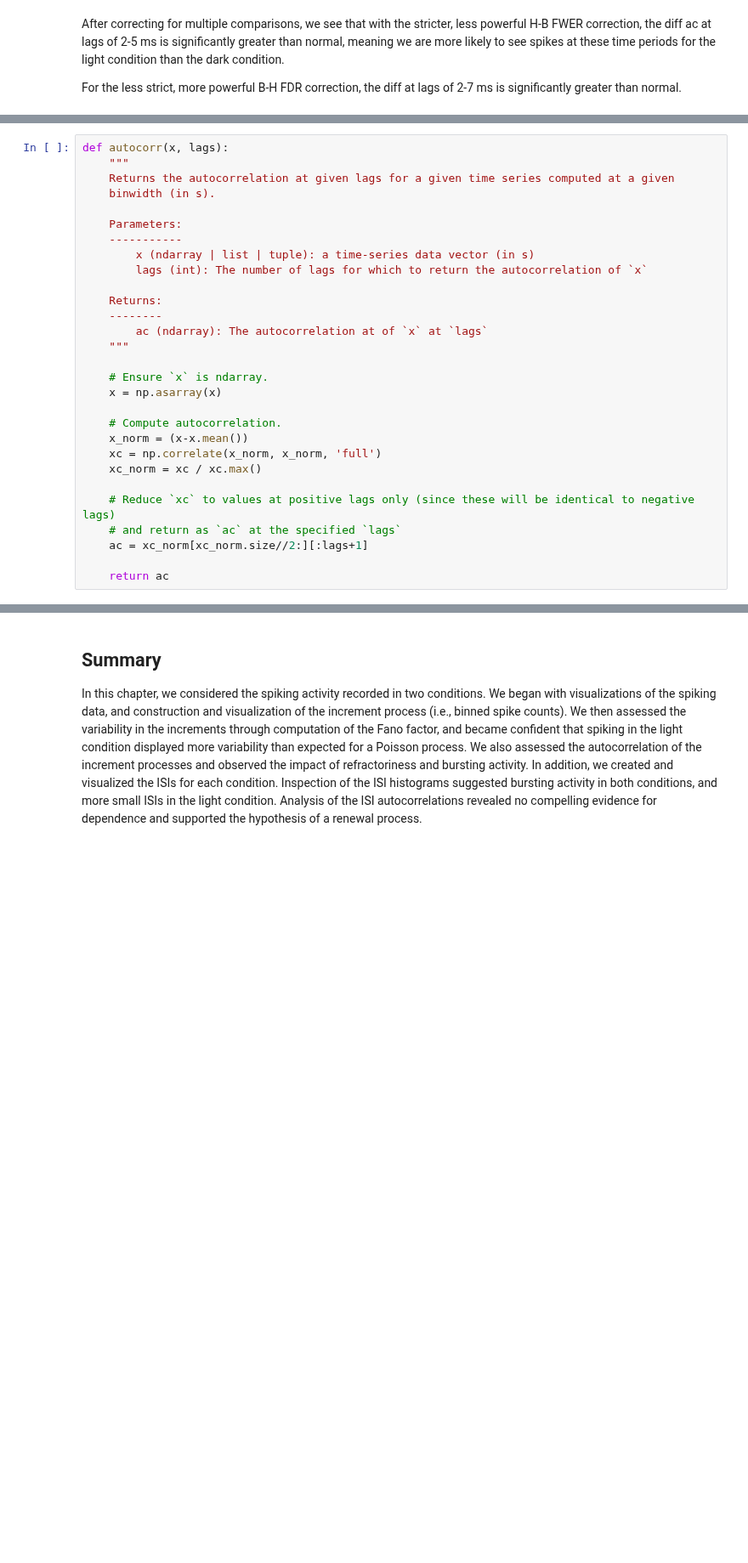
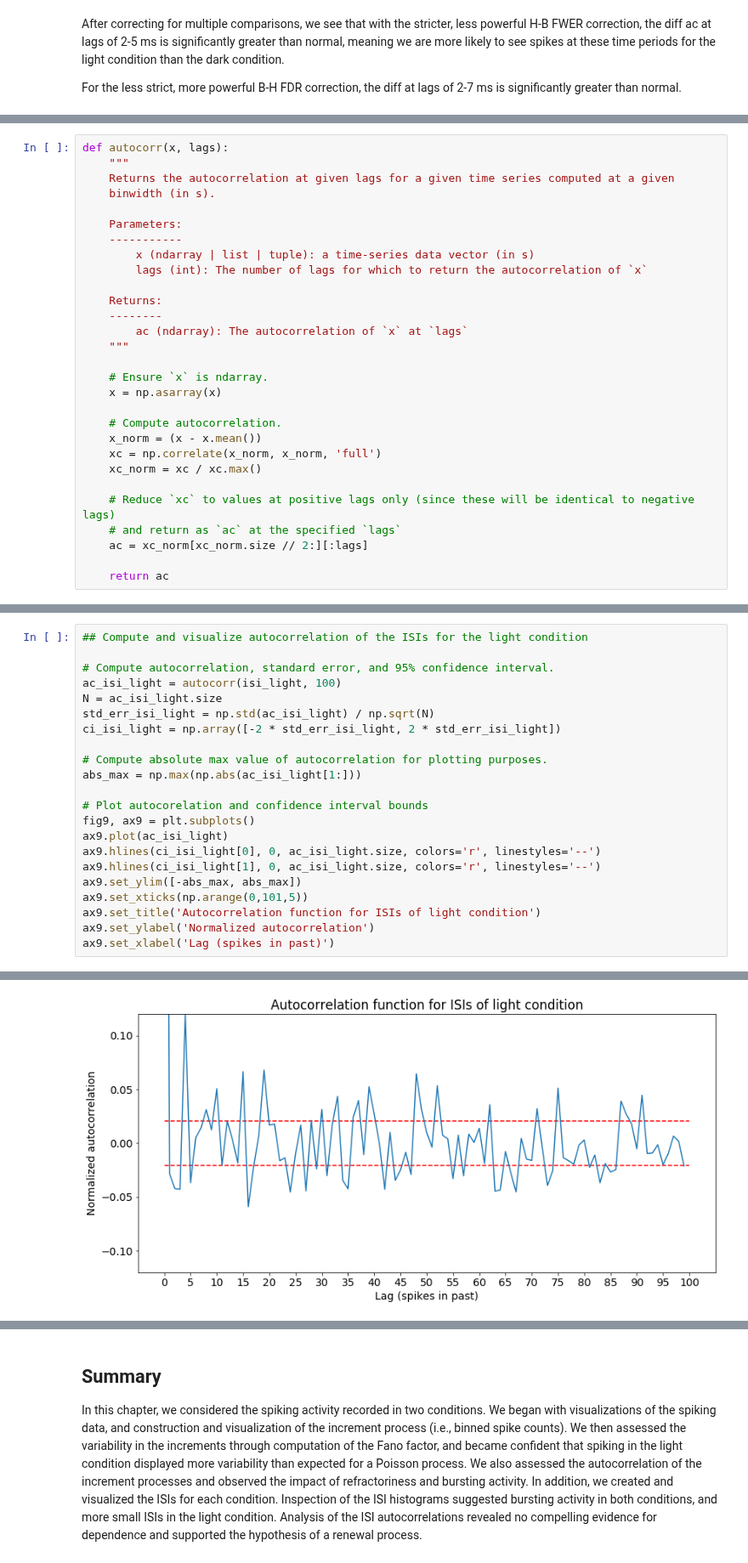
Before and after one commit to jaib1/Case-Studies-Python, a Jupyter notebook: content/08/basic-visualizations-and-descriptive-statistics-of-spike-train-data.ipynb, the cells around one changed output, grey strips where cells are left out. Shown at 85% size. Drawn from its saved outputs; the diff is of its cells as text; blank space fills up the shorter version.

```diff
--- a/content/08/basic-visualizations-and-descriptive-statistics-of-spike-train-data.ipynb
+++ b/content/08/basic-visualizations-and-descriptive-statistics-of-spike-train-data.ipynb
@@ -1193,19 +1282,19 @@ def autocorr(x, lags):
 
     Returns:
     --------
-        ac (ndarray): The autocorrelation at of `x` at `lags`
+        ac (ndarray): The autocorrelation of `x` at `lags`
     """
 
     # Ensure `x` is ndarray.
     x = np.asarray(x)
 
     # Compute autocorrelation.
-    x_norm = (x-x.mean())
+    x_norm = (x - x.mean())
     xc = np.correlate(x_norm, x_norm, 'full')
     xc_norm = xc / xc.max()
 
     # Reduce `xc` to values at positive lags only (since these will be identical to negative lags)
     # and return as `ac` at the specified `lags`
-    ac = xc_norm[xc_norm.size//2:][:lags+1]
+    ac = xc_norm[xc_norm.size // 2:][:lags]
 
     return ac
@@ -1217,0 +1306,23 @@ def autocorr(x, lags):
+# %%
+## Compute and visualize autocorrelation of the ISIs for the light condition
+
+# Compute autocorrelation, standard error, and 95% confidence interval.
+ac_isi_light = autocorr(isi_light, 100)
+N = ac_isi_light.size
+std_err_isi_light = np.std(ac_isi_light) / np.sqrt(N)
+ci_isi_light = np.array([-2 * std_err_isi_light, 2 * std_err_isi_light])
+
+# Compute absolute max value of autocorrelation for plotting purposes.
+abs_max = np.max(np.abs(ac_isi_light[1:]))
+
+# Plot autocorelation and confidence interval bounds
+fig9, ax9 = plt.subplots()
+ax9.plot(ac_isi_light)
+ax9.hlines(ci_isi_light[0], 0, ac_isi_light.size, colors='r', linestyles='--')
+ax9.hlines(ci_isi_light[1], 0, ac_isi_light.size, colors='r', linestyles='--')
+ax9.set_ylim([-abs_max, abs_max])
+ax9.set_xticks(np.arange(0,101,5))
+ax9.set_title('Autocorrelation function for ISIs of light condition')
+ax9.set_ylabel('Normalized autocorrelation')
+ax9.set_xlabel('Lag (spikes in past)')
+# %% [output]
@@ -1217,0 +1330 @@ def autocorr(x, lags):
+[figure, added]
```
Also changed, not shown: parts of 50 cells of this notebook, 3 other files.
